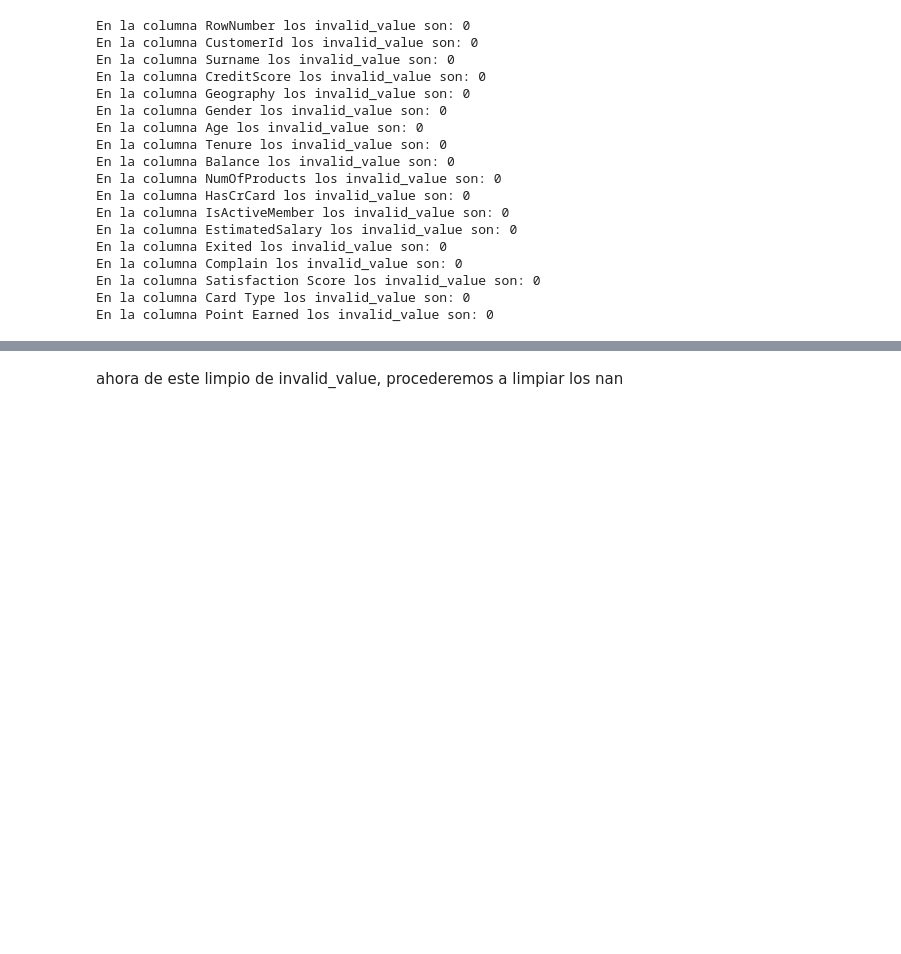
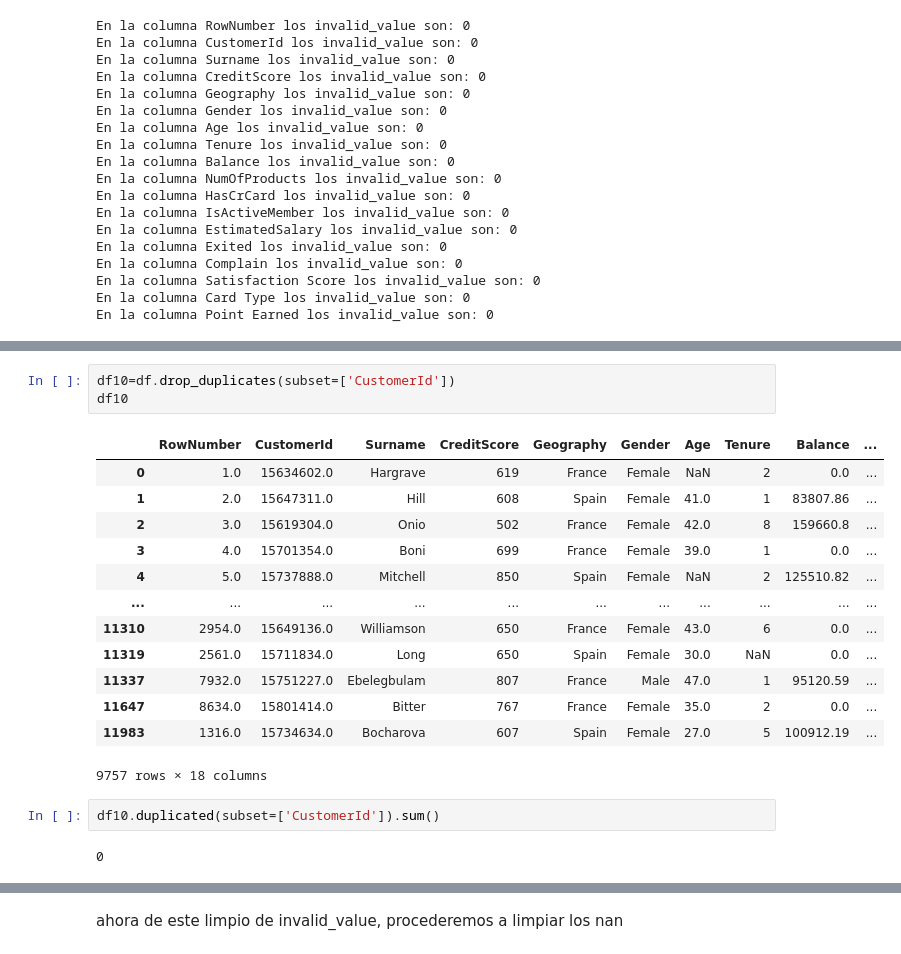
Before and after one commit to jarsmp37/introds, a Jupyter notebook: explor2.ipynb, the cells around one changed output, grey strips where cells are left out. Saved outputs shown, nothing was run; the diff lists cells and outputs as text; blank space fills up the shorter version.

```diff
--- a/explor2.ipynb
+++ b/explor2.ipynb
@@ -423,0 +537,21 @@ En la columna Point Earned los invalid_value son: 0
+# %%
+df10=df.drop_duplicates(subset=['CustomerId'])
+df10
+# %% [output]
+|  | RowNumber | CustomerId | Surname | CreditScore | Geography | Gender | Age | Tenure | Balance | ... |
+| 0 | 1.0 | 15634602.0 | Hargrave | 619 | France | Female | NaN | 2 | 0.0 | ... |
+| 1 | 2.0 | 15647311.0 | Hill | 608 | Spain | Female | 41.0 | 1 | 83807.86 | ... |
+| 2 | 3.0 | 15619304.0 | Onio | 502 | France | Female | 42.0 | 8 | 159660.8 | ... |
+| 3 | 4.0 | 15701354.0 | Boni | 699 | France | Female | 39.0 | 1 | 0.0 | ... |
+| 4 | 5.0 | 15737888.0 | Mitchell | 850 | Spain | Female | NaN | 2 | 125510.82 | ... |
+| ... | ... | ... | ... | ... | ... | ... | ... | ... | ... | ... |
+| 11310 | 2954.0 | 15649136.0 | Williamson | 650 | France | Female | 43.0 | 6 | 0.0 | ... |
+| 11319 | 2561.0 | 15711834.0 | Long | 650 | Spain | Female | 30.0 | NaN | 0.0 | ... |
+| 11337 | 7932.0 | 15751227.0 | Ebelegbulam | 807 | France | Male | 47.0 | 1 | 95120.59 | ... |
+| 11647 | 8634.0 | 15801414.0 | Bitter | 767 | France | Female | 35.0 | 2 | 0.0 | ... |
+| 11983 | 1316.0 | 15734634.0 | Bocharova | 607 | Spain | Female | 27.0 | 5 | 100912.19 | ... |
+9757 rows × 18 columns
+# %%
+df10.duplicated(subset=['CustomerId']).sum()
+# %% [output]
+0
```
Also changed, not shown: parts of 21 cells of this notebook, 1 other file.
